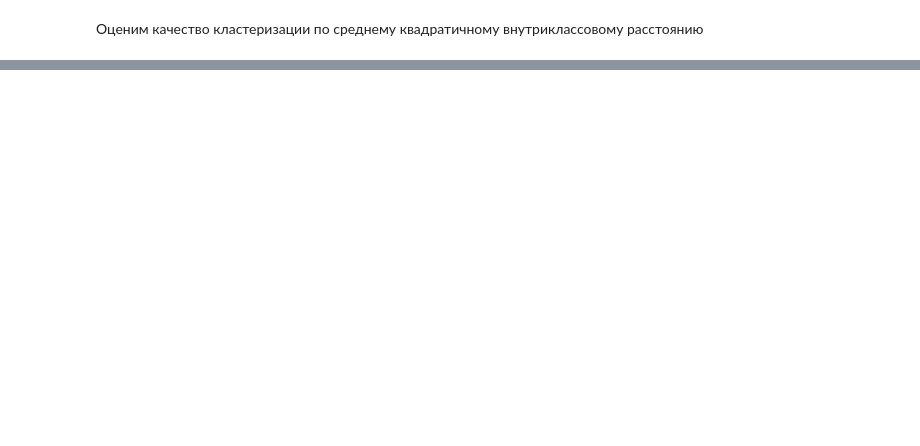
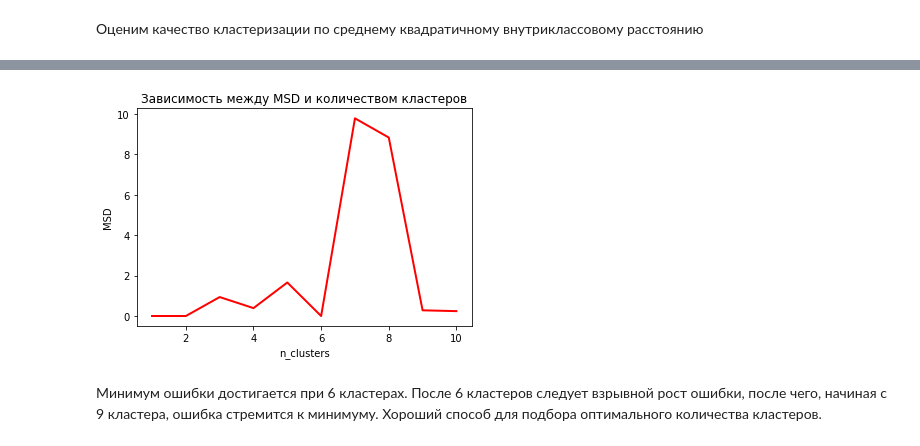
Before and after one commit to doksketch/algorithms-for-data-analysis, a Jupyter notebook: 08_K-means/k-means.ipynb, the cells around one changed output, grey strips where cells are left out. Cells and saved outputs as stored; diff of their text form; code cells hidden in the pictures; blank space fills up the shorter version.

```diff
--- a/08_K-means/k-means.ipynb
+++ b/08_K-means/k-means.ipynb
@@ -66,0 +82,18 @@ from metrics import msd
+# %%
+n_clusters = [i for i in range(1, 11)]
+# %%
+errors = []
+
+for k in n_clusters:
+    centroids, clusters = kmeans(X, k, max_iterations, min_distance, metrics='euclidean')
+    errors.append(calc_msd(centroids, clusters))
+# %%
+plt.xlabel("n_clusters") # ось абсцисс
+plt.ylabel("MSD") # ось ординат
+plt.title("Зависимость между MSD и количеством кластеров")
+plt.plot(n_clusters, errors, color = 'r', linewidth='2');
+# %% [output]
+[figure, added]
+# %% [markdown]
+Минимум ошибки достигается при 6 кластерах. После 6 кластеров следует взрывной рост ошибки, после чего, начиная с 9 кластера,
+ошибка стремится к минимуму. Хороший способ для подбора оптимального количества кластеров.
```
Also changed, not shown: parts of 8 cells of this notebook, 2 other files.
